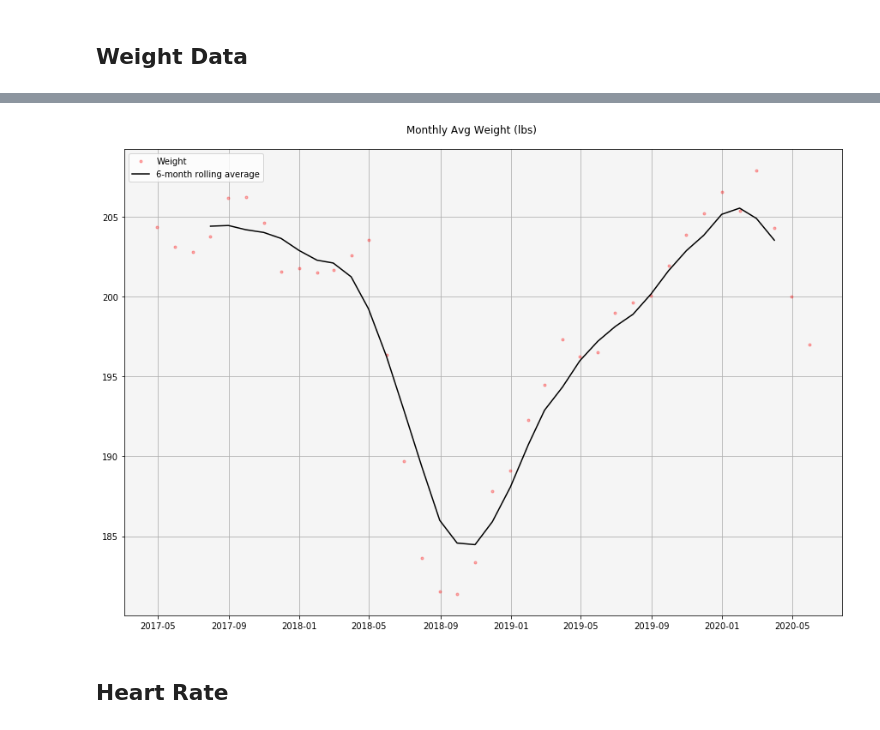
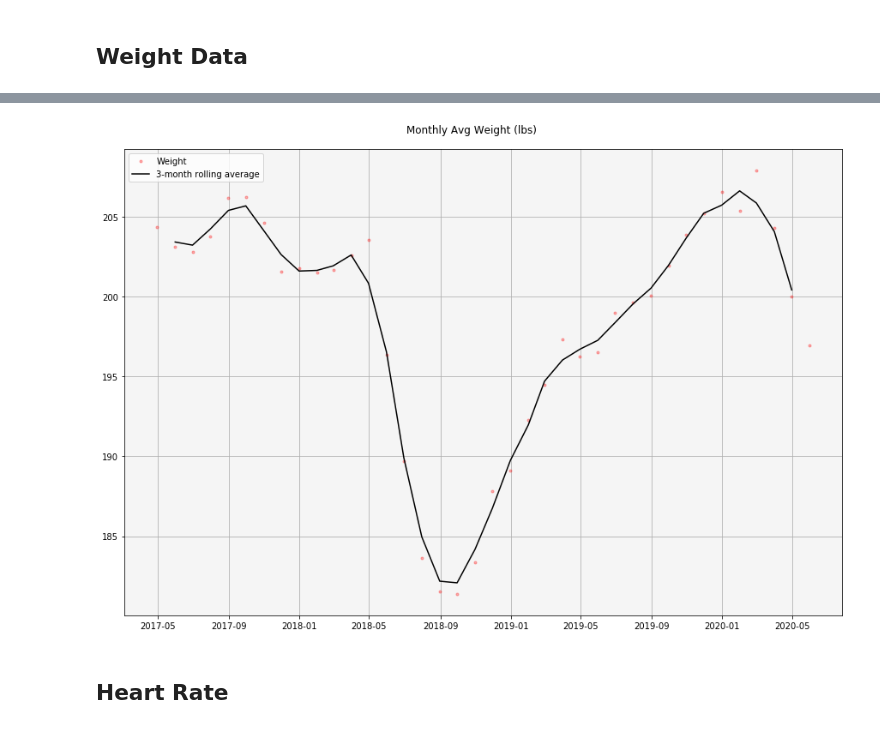
Before and after one commit to gregmames/HealthTracking, a Jupyter notebook: apple_health_data_processor.ipynb, the cells around one changed output, grey strips where cells are left out. Cells and saved outputs as stored; diff of their text form; code cells hidden in the pictures.

```diff
--- a/apple_health_data_processor.ipynb
+++ b/apple_health_data_processor.ipynb
@@ -505,34 +473,35 @@ Most recent 7-day average weight 197.0
 # %%
 # parse out date and time elements
 weight2 =weight.copy()
 weight2['Date'] = pd.to_datetime(weight2['date'])
 
 #sort by date and reindex
 weight2 = weight2.sort_values(by='Date', ignore_index=True)
 
 #set Date as index
 weight2 = weight2.drop('date', axis=1).set_index('Date')
 
 #resample by day and interpolate missing values using splines
 weight2 = weight2.resample('M').mean().interpolate(method='linear', axis = 0)
 # print(weight2.shape)
 
 #create a 6-month rolling average
-weight2['rolling_avg']=weight2.rolling(window=6, center=True).mean()
+# weight2['rolling_avg']=weight2.rolling(window=6, center=True).mean()
 
 plt.figure(figsize=[15,10])
 ax = plt.gca()
 ax.set_facecolor('whitesmoke')
 plt.suptitle('Monthly Avg Weight (lbs)', fontsize=12, y=.92)
 plt.grid(True)
 plt.plot(weight2['Weight'], 'r.', alpha=0.3,label='Weight')
-plt.plot(weight2['rolling_avg'], c='k',label='6-month rolling average')
+# plt.plot(weight2['rolling_avg'], c='k',label='6-month rolling average')
+plt.plot(weight2.rolling(window=3, center=True).mean(), c='k',label='3-month rolling average')
 plt.legend(loc=2)
 # plt.xticks(rotation=45)
 
 plt.show()
 # %% [output]
-[figure, old version]
+[figure, new version]
 # %% [markdown]
 ## Heart Rate
 # %% [markdown]
```
Also changed, not shown: parts of 22 cells of this notebook.
